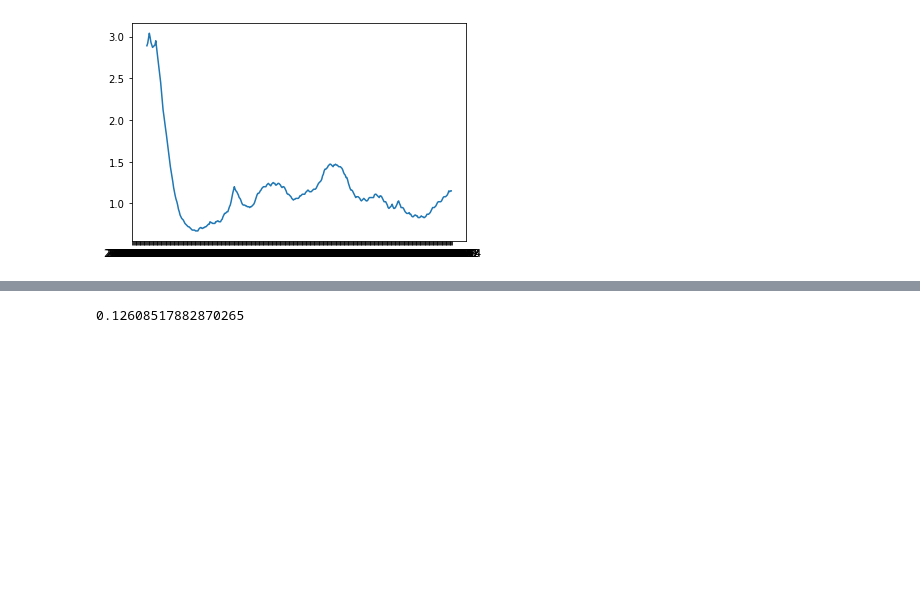
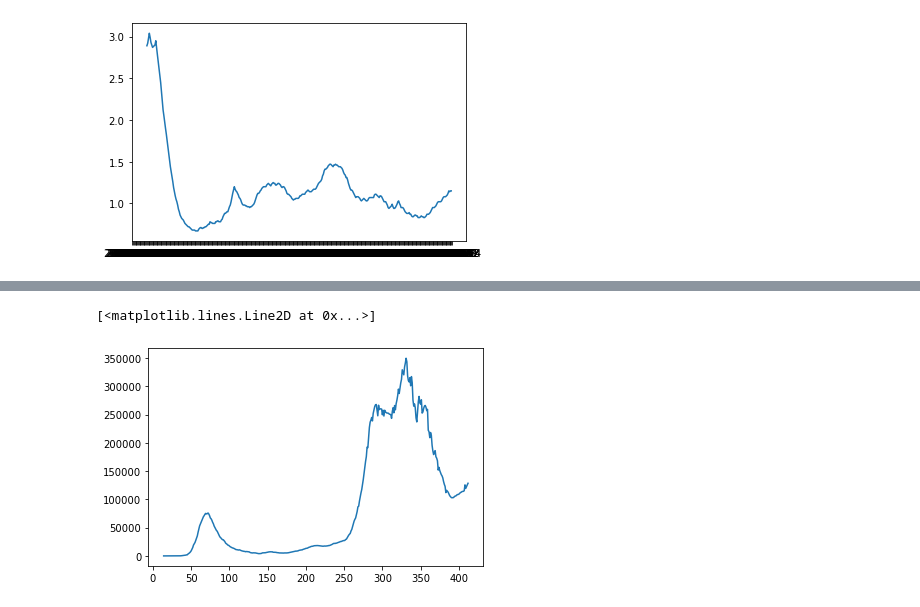
Before and after one commit to Sambhavi-G/covid_thinkit, a Jupyter notebook: Covid_data.ipynb, the cells around one changed output, grey strips where cells are left out. Drawn from its saved outputs; the diff is of its cells as text; code cells hidden in the pictures; blank space fills up the shorter version.

```diff
--- a/Covid_data.ipynb
+++ b/Covid_data.ipynb
@@ -606,4 +602,0 @@ plt.show()
-# %%
-s1[-1]
-# %% [output]
-0.12608517882870265
@@ -613,0 +603,9 @@ s1, i1, r1 = soln1.T#incomplete
+# %%
+germany_r0_data['total_cases_shifted']= germany_r0_data.total_cases.shift(14)
+germany_r0_data['active_cases_calc']= germany_r0_data['total_cases']-germany_r0_data['total_cases_shifted']
+germany_r0_data['susceptible']= germany_r0_data['population']-germany_r0_data['total_cases']
+# %%
+plt.plot(germany_r0_data['active_cases_calc'])
+# %% [output]
+[<matplotlib.lines.Line2D at 0x...>]
+[figure, added]
```
Also changed, not shown: parts of 21 cells of this notebook.
